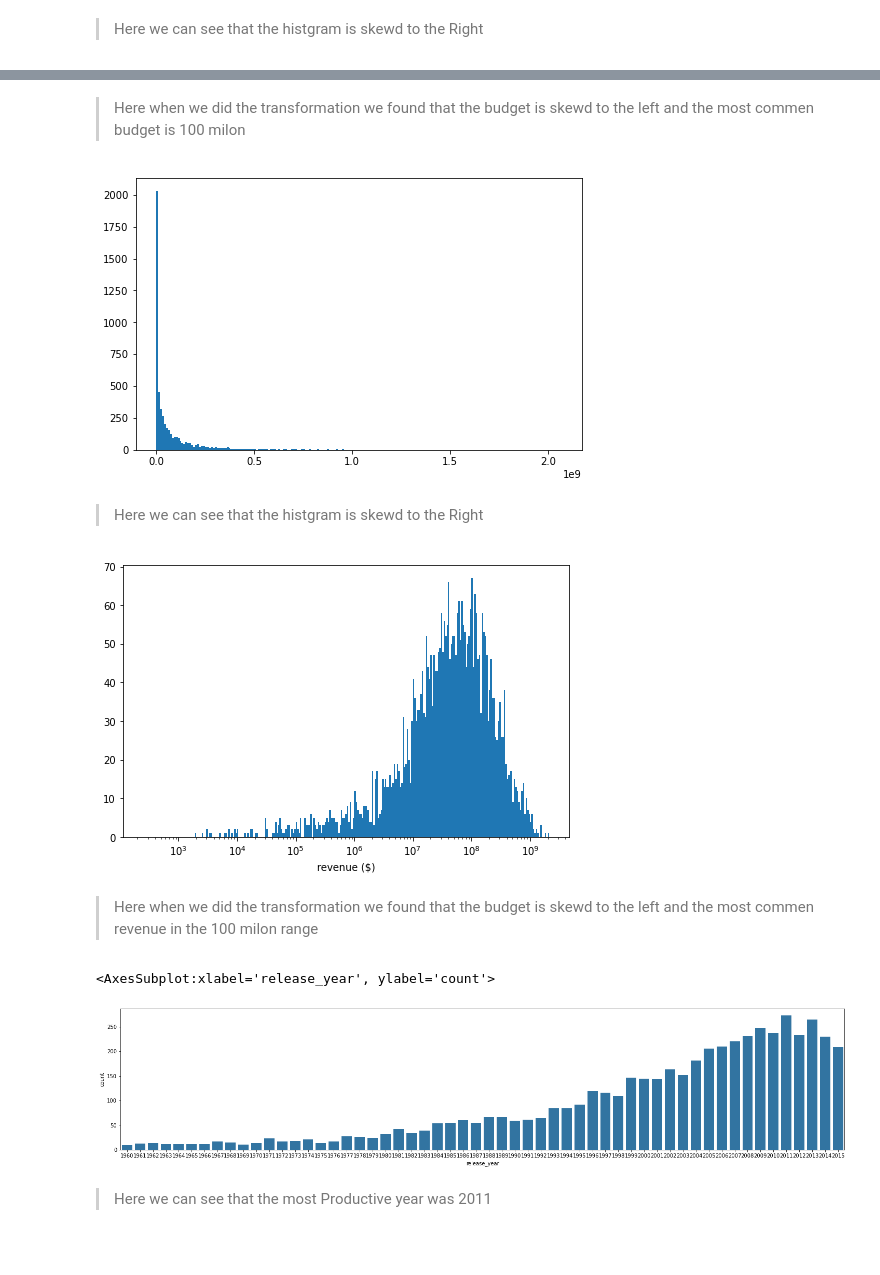
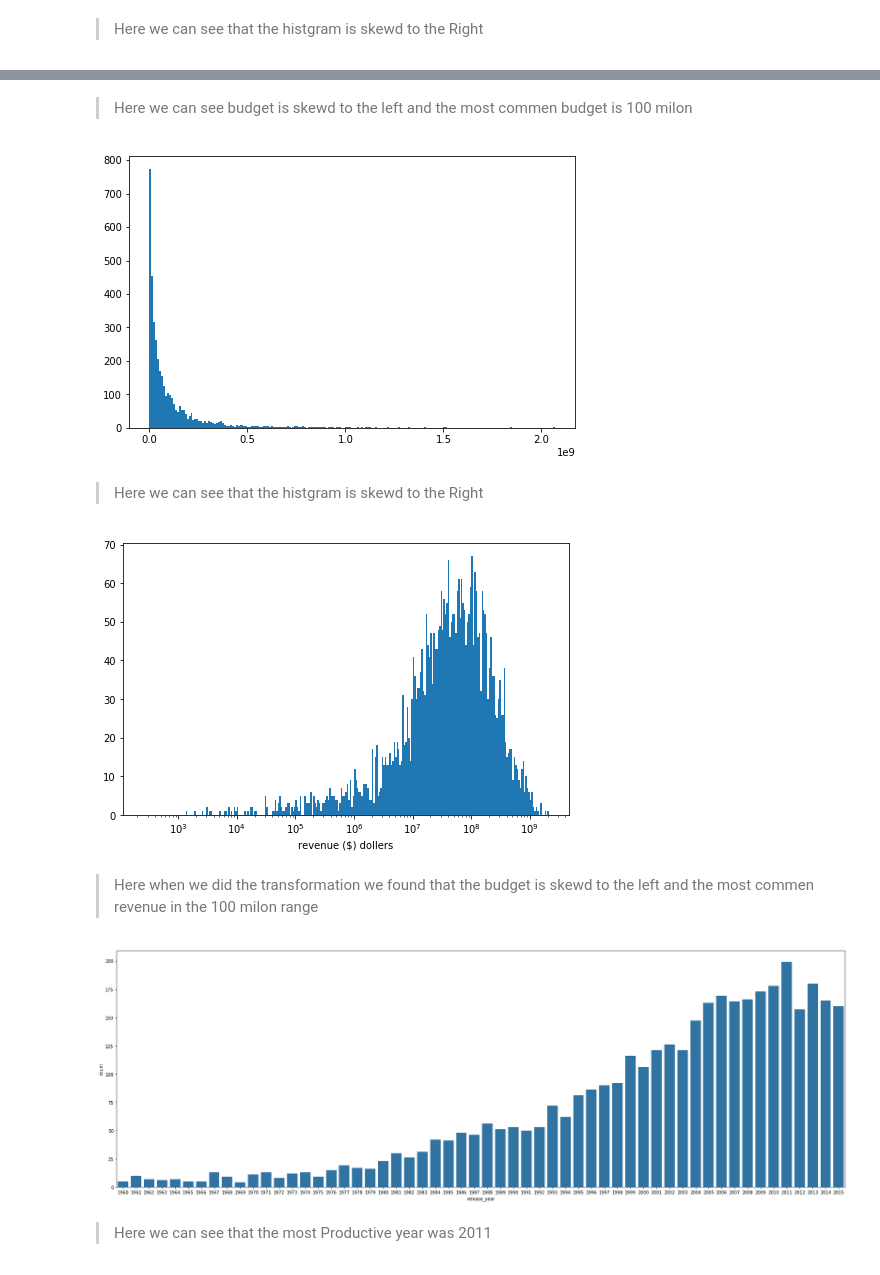
Before and after one commit to AbdelrahmanRagab38/Udacity_third-project_visualization, a Jupyter notebook: Movies_DB_exploratory.ipynb, the cells around one changed output, grey strips where cells are left out. Saved outputs shown, nothing was run; the diff lists cells and outputs as text; code cells hidden in the pictures.

```diff
--- a/Movies_DB_exploratory.ipynb
+++ b/Movies_DB_exploratory.ipynb
@@ -61,2 +71,2 @@ dtype: int64
 # %%
-df_movies.drop(['homepage','tagline','keywords','production_companies'],axis=1,inplace=True)
+df_mov.drop(['homepage','tagline','keywords','production_companies'],axis=1,inplace=True)
@@ -63,6 +75,6 @@ df_movies.drop(['homepage','tagline','keywords','production_companies'],axis=1,i
 # %%
-df_movies.dropna(inplace=True)
-df_movies.isnull().sum()
+df_mov.dropna(inplace=True)
+print(df_mov.isnull().sum())
 # %% [output]
 id                0
 imdb_id           0
@@ -83,7 +95,7 @@ budget_adj        0
 revenue_adj       0
 dtype: int64
 # %%
-df_movies.drop_duplicates(inplace=True)
-df_movies.duplicated().sum()
+df_mov.drop_duplicates(inplace=True)
+print(df_mov.duplicated().sum())
 # %% [output]
 0
@@ -90 +114,7 @@ df_movies.duplicated().sum()
+# %%
+# here we removed the movies that has zero budget
+#we can also remove the 0 revenue
+
+df_mov = df_mov[df_mov.budget > 0]
+df_mov = df_mov[df_mov.revenue > 0]
 # %%
@@ -176,36 +193,40 @@ plt.show()
 # %% [markdown]
->Here when we did the transformation we found that the budget is skewd to the left and the most commen budget is 100 milon
+>Here we can see budget is skewd to the left and the most commen budget is 100 milon
 # %%
 binsize = 10000000
-bins = np.arange(0, df_movies['revenue'].max()+binsize, binsize)
+bins = np.arange(0, df_mov['revenue'].max()+binsize, binsize)
 plt.figure(figsize=[8, 5])
 
-plt.hist(data = df_movies, x = 'revenue',bins=bins);
+plt.hist(data = df_mov, x = 'revenue',bins=bins);
 # %% [output]
-[figure, old version]
+[figure, new version]
 # %% [markdown]
 > Here we can see that the histgram is skewd to the Right
 # %%
 #here we scaled to see the revenue in more detiLS
 log_binsize = 0.025
-bins = 10 ** np.arange(2.4, np.log10(df_movies['revenue'].max())+log_binsize, log_binsize)
+bins = 10 ** np.arange(2.4, np.log10(df_mov['revenue'].max())+log_binsize, log_binsize)
 
 plt.figure(figsize=[8, 5])
-plt.hist(data = df_movies, x = 'revenue', bins = bins)
+plt.hist(data = df_mov, x = 'revenue', bins = bins)
+
 plt.xscale('log')
-plt.xlabel('revenue ($)')
+
+plt.xlabel('revenue ($) dollers')
+
 plt.show()
 # %% [output]
-[figure, old version]
+[figure, new version]
 # %% [markdown]
 >Here when we did the transformation we found that the budget is skewd to the left and the most commen revenue in the 100 milon range
 # %%
 default_color = sb.color_palette()[0]
-plt.figure(figsize=[25, 5])
-sb.countplot(data = df_movies, x = 'release_year', color = default_color)
+
+plt.figure(figsize=[30, 10])
+
+sb.countplot(data = df_mov, x = 'release_year', color = default_color);
 # %% [output]
-<AxesSubplot:xlabel='release_year', ylabel='count'>
-[figure, old version]
+[figure, new version]
 # %% [markdown]
 > Here we can see that the most Productive year was 2011
 # %%
```
Also changed, not shown: parts of 50 cells of this notebook.
